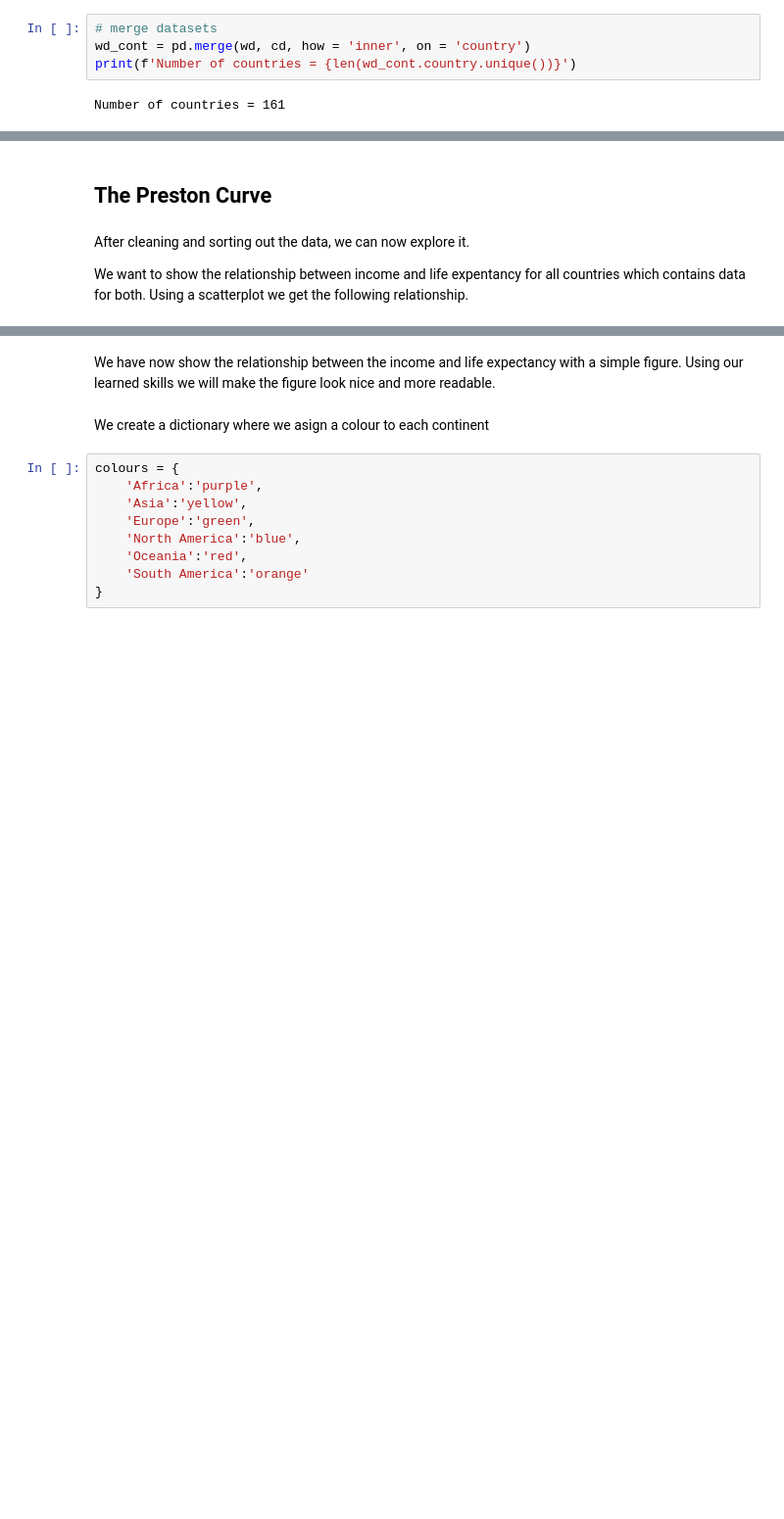
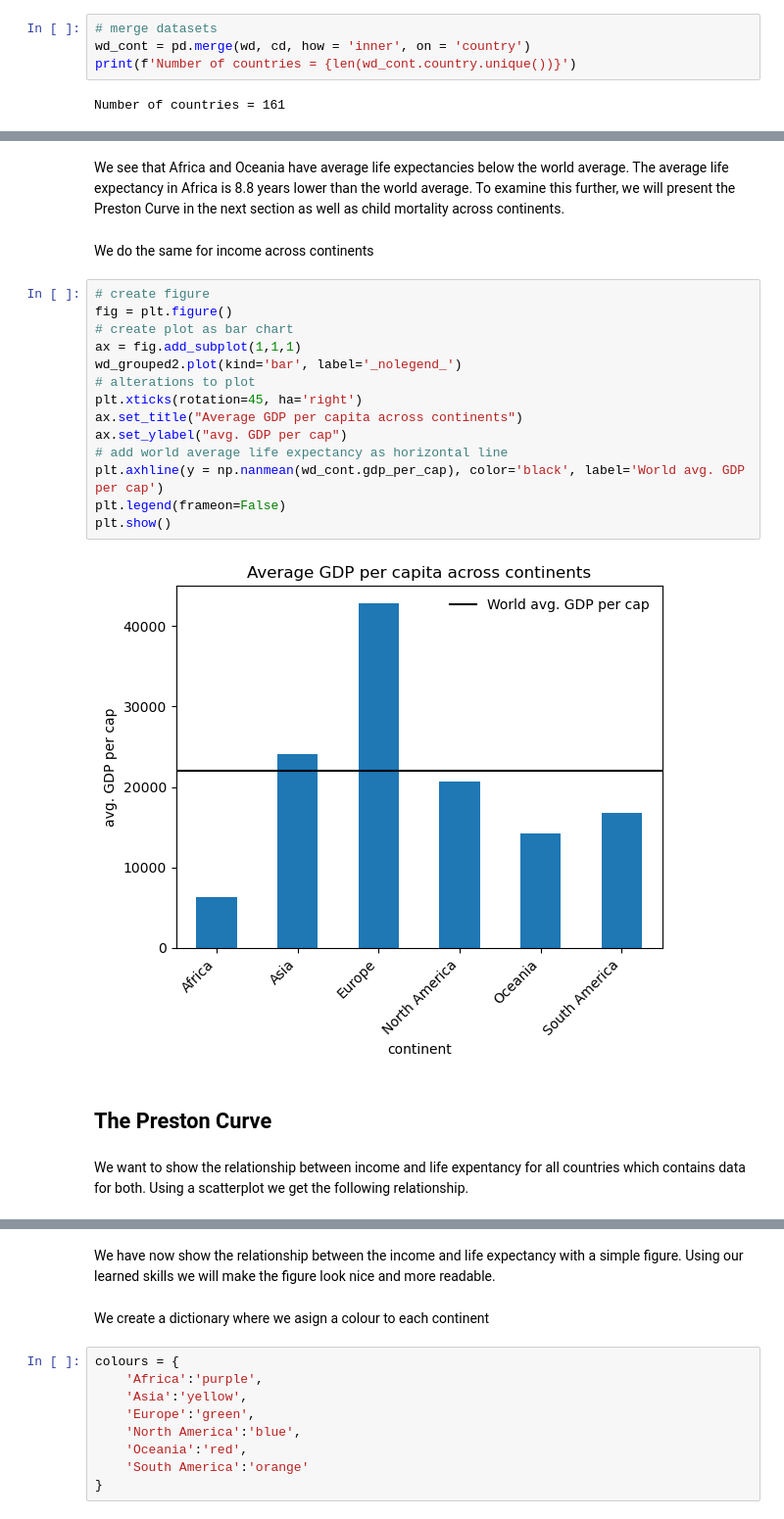
Before and after one commit to NumEconCopenhagen/projects-2023-helene-and-cecilie-class-3, a Jupyter notebook: dataproject/dataproject.ipynb, the cells around one changed output, grey strips where cells are left out. Shown at 98% size. Saved outputs shown, nothing was run; the diff lists cells and outputs as text; blank space fills up the shorter version.

```diff
--- a/dataproject/dataproject.ipynb
+++ b/dataproject/dataproject.ipynb
@@ -207,8 +283,26 @@ Our merge have further deleted 19 countries. We now have all the information we
+# %% [markdown]
+We see that Africa and Oceania have average life expectancies below the world average. The average life expectancy in Africa is 8.8 years lower than the world average. To examine this further, we will present the Preston Curve in the next section as well as child mortality across continents.
+# %% [markdown]
+We do the same for income across continents
+# %%
+# create figure
+fig = plt.figure()
+# create plot as bar chart
+ax = fig.add_subplot(1,1,1)
+wd_grouped2.plot(kind='bar', label='_nolegend_')
+# alterations to plot
+plt.xticks(rotation=45, ha='right')
+ax.set_title("Average GDP per capita across continents")
+ax.set_ylabel("avg. GDP per cap")
+# add world average life expectancy as horizontal line
+plt.axhline(y = np.nanmean(wd_cont.gdp_per_cap), color='black', label='World avg. GDP per cap')
+plt.legend(frameon=False)
+plt.show()
+# %% [output]
+[figure, added]
 # %% [markdown]
 ## **The Preston Curve**
 # %% [markdown]
-After cleaning and sorting out the data, we can now explore it.
-
 We want to show the relationship between income and life expentancy for all countries which contains data for both. Using a scatterplot we get the following relationship.
 # %%
 fig = plt.figure() #Create figure
```
Also changed, not shown: parts of 34 cells of this notebook.
